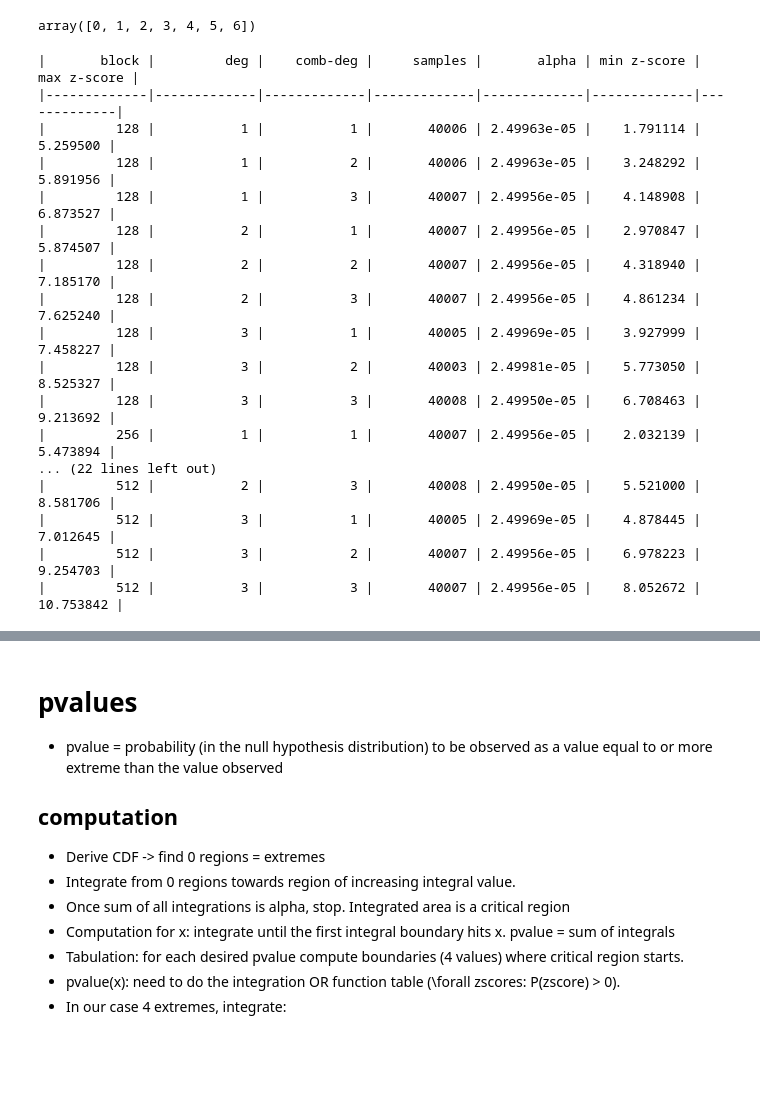
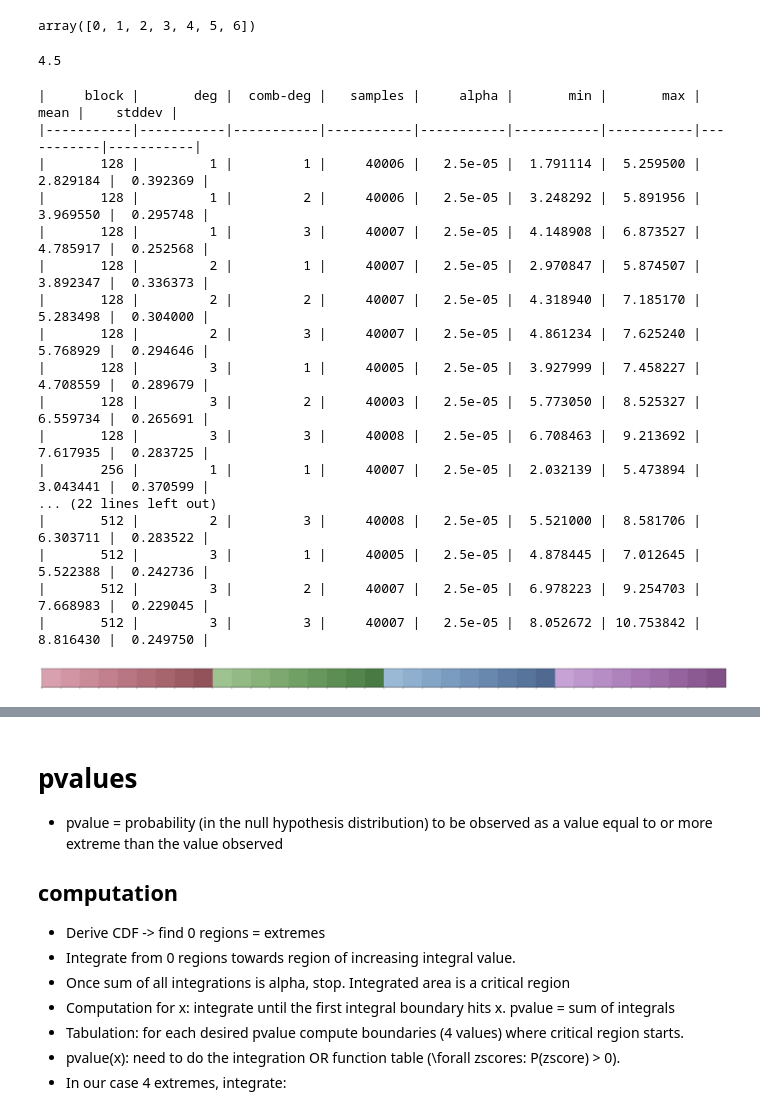
Before and after one commit to ph4r05/booltest, a Jupyter notebook: bool-pvalues.ipynb, the cells around one changed output, grey strips where cells are left out. Drawn from its saved outputs; the diff is of its cells as text; code cells hidden in the pictures; blank space fills up the shorter version.

```diff
--- a/bool-pvalues.ipynb
+++ b/bool-pvalues.ipynb
@@ -318,28 +336,13 @@ array([0, 1, 2, 3, 4, 5, 6])
+# %%
+np.mean(list(range(10)))
+# %% [output]
+4.5
 # %%
-import itertools
-
 # Prints markdown critical region table
-
-def crit_regions(data):
-    iter_block = [128, 256, 384, 512]
-    iter_deg = [1, 2, 3]
-    iter_cdeg = [1, 2, 3]
-    iter = itertools.product(iter_block, iter_deg, iter_cdeg)
-    for ix, crec in enumerate(iter):
-        c = tuple(crec)
-        reldata = [x for x in data if (x['block'], x['deg'], x['comb_deg']) == c and len(x['zscores']) > 9999]
-        reldata.sort(key=lambda x: -len(x['zscores']))
-        relrecs = []
-        for crel in reldata:
-            zsz = [abs(x) for x in crel['zscores']]
-            relrecs.append((crel['method'], len(zsz), min(zsz), max(zsz)))
-
-        yield (crec, relrecs)
-
 def crit_regions_table(data):
-    dt = list(crit_regions(data))
-    max_num = 10
-    hdr = ['block', 'deg', 'comb-deg', 'samples', 'alpha', 'min z-score', 'max z-score']
+    dt = list(crit_regions(data, True))
+    max_num = 9
+    hdr = ['block', 'deg', 'comb-deg', 'samples', 'alpha', 'min', 'max', 'mean', 'stddev']
     max_hdr = max([len(x) for x in hdr])
     max_field = max(max_hdr, max_num) + 1
 
@@ -348,27 +351,30 @@ def crit_regions_table(data):
     print('|%s|' % '|'.join([''.rjust(max_field + 1, '-') for _ in hdr]))
     for r in dt:
         cr, cd = r[0], r[1][0]
-        elems = [*cr] + [cd[1], '%.5e' % (1./cd[1]), '%9.6f' % cd[2], '%9.6f' % cd[3]]
+        zsz = [abs(x) for x in cd[4]]
+        elems = [*cr] + [cd[1], '%.1e' % (1./cd[1]),
+                         '%9.6f' % cd[2], '%9.6f' % cd[3],
+                         '%9.6f' % np.mean(zsz), '%9.6f' % np.std(zsz)]
         elems = [str(x).rjust(max_field) for x in elems]
         print('|%s |' % ' |'.join(elems))
 
 
 crit_regions_table(data)
 # %% [output]
-|       block |         deg |    comb-deg |     samples |       alpha | min z-score | max z-score |
-|-------------|-------------|-------------|-------------|-------------|-------------|-------------|
-|         128 |           1 |           1 |       40006 | 2.49963e-05 |    1.791114 |    5.259500 |
-|         128 |           1 |           2 |       40006 | 2.49963e-05 |    3.248292 |    5.891956 |
-|         128 |           1 |           3 |       40007 | 2.49956e-05 |    4.148908 |    6.873527 |
-|         128 |           2 |           1 |       40007 | 2.49956e-05 |    2.970847 |    5.874507 |
-|         128 |           2 |           2 |       40007 | 2.49956e-05 |    4.318940 |    7.185170 |
-|         128 |           2 |           3 |       40007 | 2.49956e-05 |    4.861234 |    7.625240 |
-|         128 |           3 |           1 |       40005 | 2.49969e-05 |    3.927999 |    7.458227 |
-|         128 |           3 |           2 |       40003 | 2.49981e-05 |    5.773050 |    8.525327 |
-|         128 |           3 |           3 |       40008 | 2.49950e-05 |    6.708463 |    9.213692 |
-|         256 |           1 |           1 |       40007 | 2.49956e-05 |    2.032139 |    5.473894 |
+|     block |       deg |  comb-deg |   samples |     alpha |       min |       max |      mean |    stddev |
+|-----------|-----------|-----------|-----------|-----------|-----------|-----------|-----------|-----------|
+|       128 |         1 |         1 |     40006 |   2.5e-05 |  1.791114 |  5.259500 |  2.829184 |  0.392369 |
+|       128 |         1 |         2 |     40006 |   2.5e-05 |  3.248292 |  5.891956 |  3.969550 |  0.295748 |
+|       128 |         1 |         3 |     40007 |   2.5e-05 |  4.148908 |  6.873527 |  4.785917 |  0.252568 |
+|       128 |         2 |         1 |     40007 |   2.5e-05 |  2.970847 |  5.874507 |  3.892347 |  0.336373 |
+|       128 |         2 |         2 |     40007 |   2.5e-05 |  4.318940 |  7.185170 |  5.283498 |  0.304000 |
+|       128 |         2 |         3 |     40007 |   2.5e-05 |  4.861234 |  7.625240 |  5.768929 |  0.294646 |
+|       128 |         3 |         1 |     40005 |   2.5e-05 |  3.927999 |  7.458227 |  4.708559 |  0.289679 |
+|       128 |         3 |         2 |     40003 |   2.5e-05 |  5.773050 |  8.525327 |  6.559734 |  0.265691 |
+|       128 |         3 |         3 |     40008 |   2.5e-05 |  6.708463 |  9.213692 |  7.617935 |  0.283725 |
+|       256 |         1 |         1 |     40007 |   2.5e-05 |  2.032139 |  5.473894 |  3.043441 |  0.370599 |
 ... (22 lines left out)
-|         512 |           2 |           3 |       40008 | 2.49950e-05 |    5.521000 |    8.581706 |
-|         512 |           3 |           1 |       40005 | 2.49969e-05 |    4.878445 |    7.012645 |
-|         512 |           3 |           2 |       40007 | 2.49956e-05 |    6.978223 |    9.254703 |
-|         512 |           3 |           3 |       40007 | 2.49956e-05 |    8.052672 |   10.753842 |
+|       512 |         2 |         3 |     40008 |   2.5e-05 |  5.521000 |  8.581706 |  6.303711 |  0.283522 |
+|       512 |         3 |         1 |     40005 |   2.5e-05 |  4.878445 |  7.012645 |  5.522388 |  0.242736 |
+|       512 |         3 |         2 |     40007 |   2.5e-05 |  6.978223 |  9.254703 |  7.668983 |  0.229045 |
+|       512 |         3 |         3 |     40007 |   2.5e-05 |  8.052672 | 10.753842 |  8.816430 |  0.249750 |
@@ -374,0 +383,11 @@ crit_regions_table(data)
+# %%
+colors = [
+    *sns.color_palette("ch:1.0,-.1,light=.7,dark=.4", 9),
+    *sns.color_palette("ch:2.0,-.1,light=.7,dark=.4", 9),
+    *sns.color_palette("ch:2.9,-.1,light=.7,dark=.4", 9),
+    *sns.color_palette("ch:0.5,-.1,light=.7,dark=.4", 9),
+]
+
+sns.palplot(colors)
+# %% [output]
+[figure, added]
```
Also changed, not shown: parts of 5 cells of this notebook.
